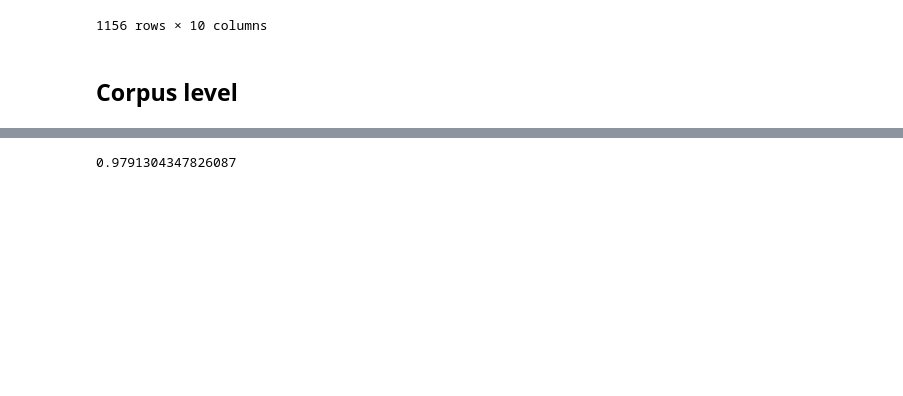
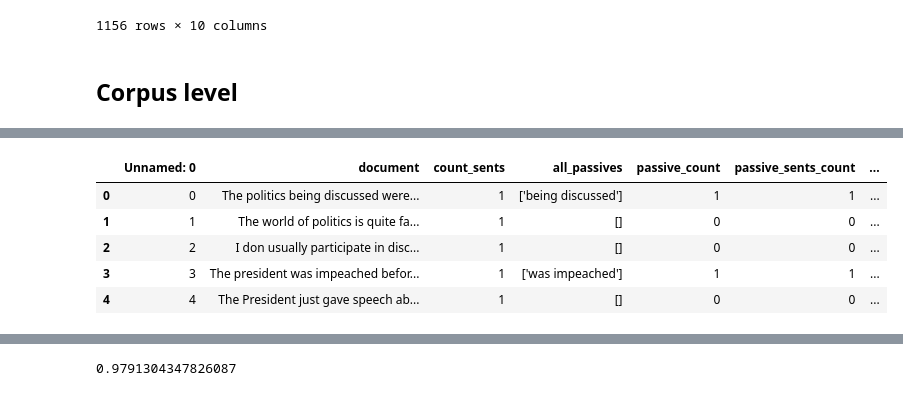
Before and after one commit to mitramir55/PassivePy, a Jupyter notebook: PassivePy notebook.ipynb, the cells around one changed output, grey strips where cells are left out. Saved outputs shown, nothing was run; the diff lists cells and outputs as text; code cells hidden in the pictures; blank space fills up the shorter version.

```diff
--- a/PassivePy notebook.ipynb
+++ b/PassivePy notebook.ipynb
@@ -152,0 +175,10 @@ Starting to find passives...
+# %%
+df_without = pd.read_csv(r"D:\Papers\Paper 3 - Recommender Systems\additional on passivepy\re_analysis_crowdsource.csv")
+df_without.head()
+# %% [output]
+|  | Unnamed: 0 | document | count_sents | all_passives | passive_count | passive_sents_count | ... |
+| 0 | 0 | The politics being discussed were... | 1 | ['being discussed'] | 1 | 1 | ... |
+| 1 | 1 | The world of politics is quite fa... | 1 | [] | 0 | 0 | ... |
+| 2 | 2 | I don usually participate in disc... | 1 | [] | 0 | 0 | ... |
+| 3 | 3 | The president was impeached befor... | 1 | ['was impeached'] | 1 | 1 | ... |
+| 4 | 4 | The President just gave speech ab... | 1 | [] | 0 | 0 | ... |
```
Also changed, not shown: parts of 14 cells of this notebook, 14 other files.
